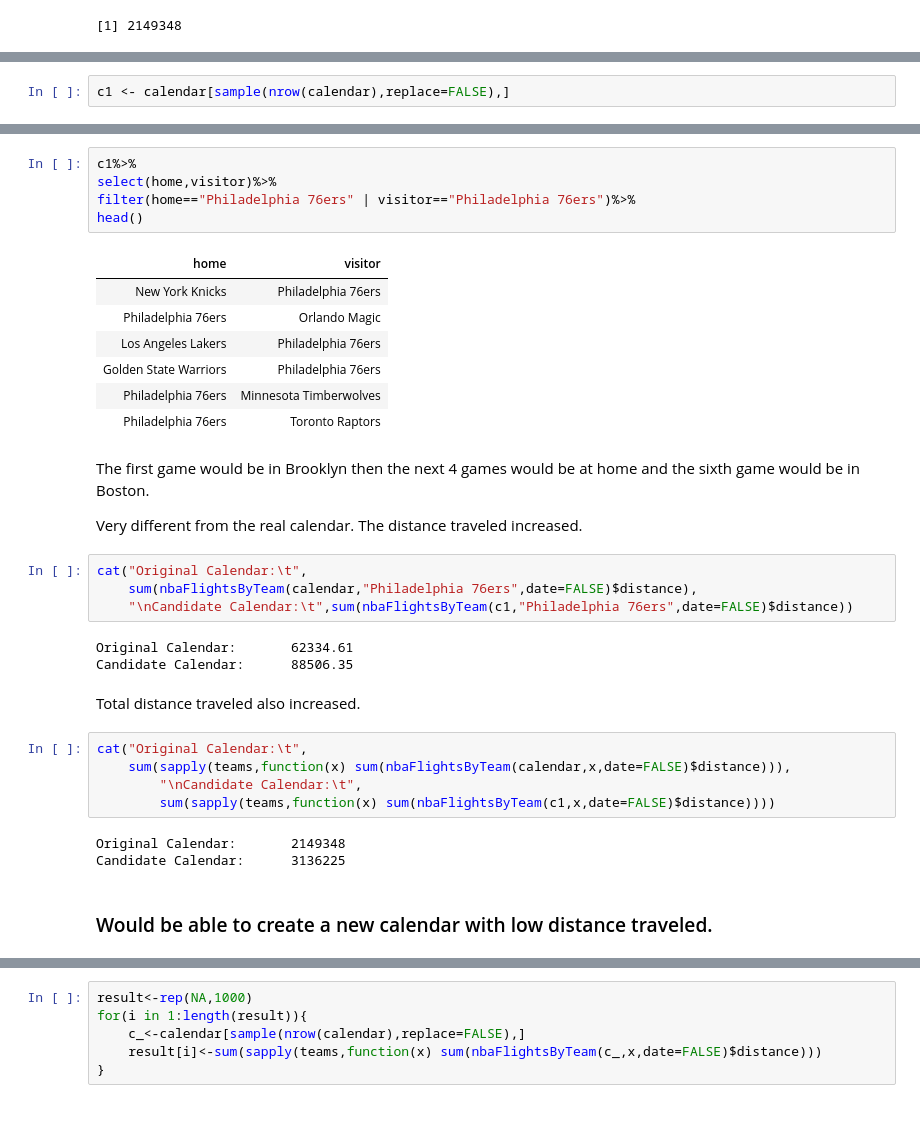
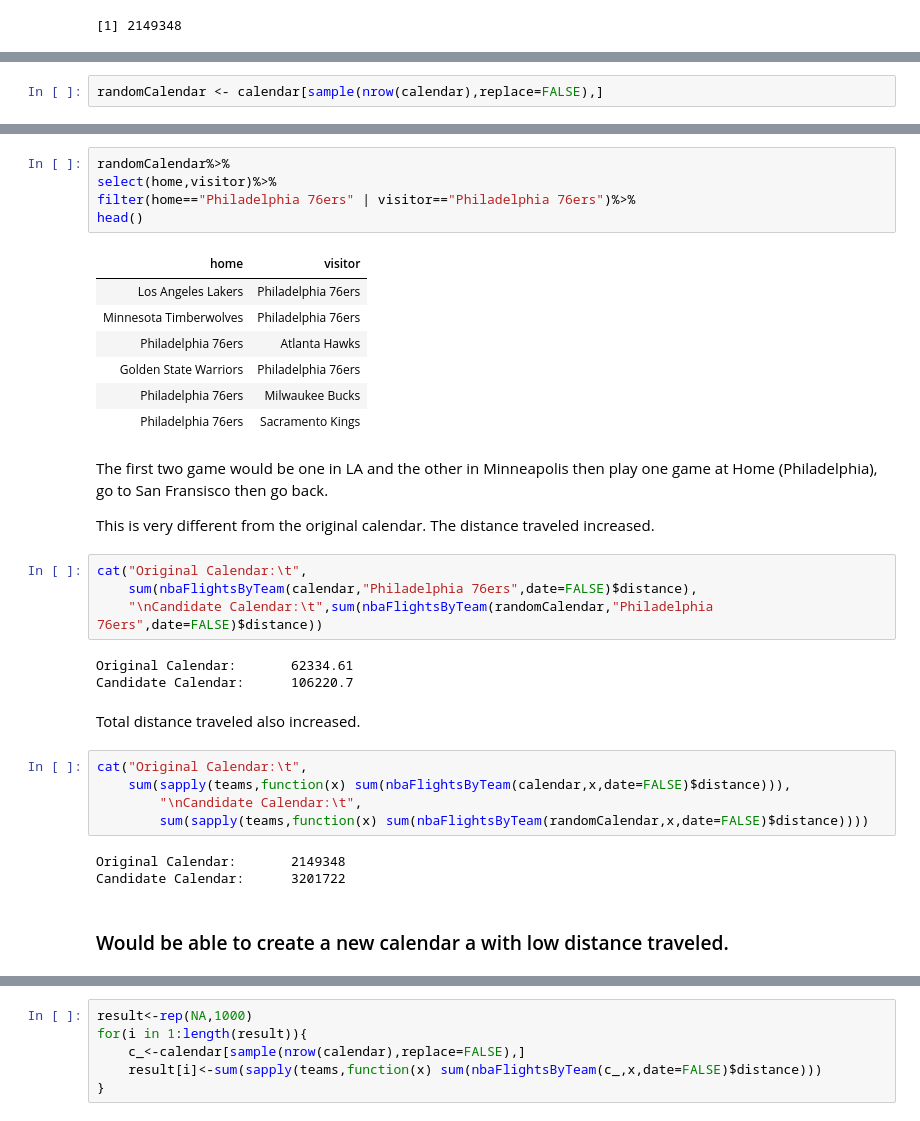
Before and after one commit to ddantasds/Data-Science-Projects, a Jupyter notebook: NBA calendar/NBA season calendar.ipynb, the cells around one changed output, grey strips where cells are left out. Saved outputs shown, nothing was run; the diff lists cells and outputs as text.

```diff
--- a/NBA calendar/NBA season calendar.ipynb
+++ b/NBA calendar/NBA season calendar.ipynb
@@ -312,3 +302,3 @@ Create an new possible calendar:
 # %%
-c1 <- calendar[sample(nrow(calendar),replace=FALSE),]
+randomCalendar <- calendar[sample(nrow(calendar),replace=FALSE),]
 # %% [markdown]
@@ -316,38 +306,38 @@ The first 10 games for Philadelphia 76ers using this new calendar would be:
 # %%
-c1%>%
+randomCalendar%>%
 select(home,visitor)%>%
 filter(home=="Philadelphia 76ers" | visitor=="Philadelphia 76ers")%>%
 head()
 # %% [output]
 | home | visitor |
-| New York Knicks | Philadelphia 76ers |
-| Philadelphia 76ers | Orlando Magic |
 | Los Angeles Lakers | Philadelphia 76ers |
+| Minnesota Timberwolves | Philadelphia 76ers |
+| Philadelphia 76ers | Atlanta Hawks |
 | Golden State Warriors | Philadelphia 76ers |
-| Philadelphia 76ers | Minnesota Timberwolves |
-| Philadelphia 76ers | Toronto Raptors |
+| Philadelphia 76ers | Milwaukee Bucks |
+| Philadelphia 76ers | Sacramento Kings |
 # %% [markdown]
-The first game would be in Brooklyn then the next 4 games would be at home and the sixth game would be in Boston.
+The first two game would be one in LA and the other in Minneapolis then play one game at Home (Philadelphia), go to San Fransisco then go back.
 
-Very different from the real calendar. The distance traveled increased.
+This is very different from the original calendar. The distance traveled increased.
 # %%
 cat("Original Calendar:\t",
     sum(nbaFlightsByTeam(calendar,"Philadelphia 76ers",date=FALSE)$distance),
-    "\nCandidate Calendar:\t",sum(nbaFlightsByTeam(c1,"Philadelphia 76ers",date=FALSE)$distance))
+    "\nCandidate Calendar:\t",sum(nbaFlightsByTeam(randomCalendar,"Philadelphia 76ers",date=FALSE)$distance))
 # %% [output]
 Original Calendar:       62334.61
-Candidate Calendar:      88506.35
+Candidate Calendar:      106220.7
 # %% [markdown]
 Total distance traveled also increased.
 # %%
 cat("Original Calendar:\t",
     sum(sapply(teams,function(x) sum(nbaFlightsByTeam(calendar,x,date=FALSE)$distance))),
         "\nCandidate Calendar:\t",
-        sum(sapply(teams,function(x) sum(nbaFlightsByTeam(c1,x,date=FALSE)$distance))))
+        sum(sapply(teams,function(x) sum(nbaFlightsByTeam(randomCalendar,x,date=FALSE)$distance))))
 # %% [output]
 Original Calendar:       2149348
-Candidate Calendar:      3136225
+Candidate Calendar:      3201722
 # %% [markdown]
-### Would be able to create a new calendar with low distance traveled.
+### Would be able to create a new calendar a with low distance traveled.
 # %% [markdown]
 As I wrote in the begining of the post I believe it is hard to improve the original NBA calendar, but still we can try to create a new calendar with a resonable solution.
```
Also changed, not shown: parts of 25 cells of this notebook.
